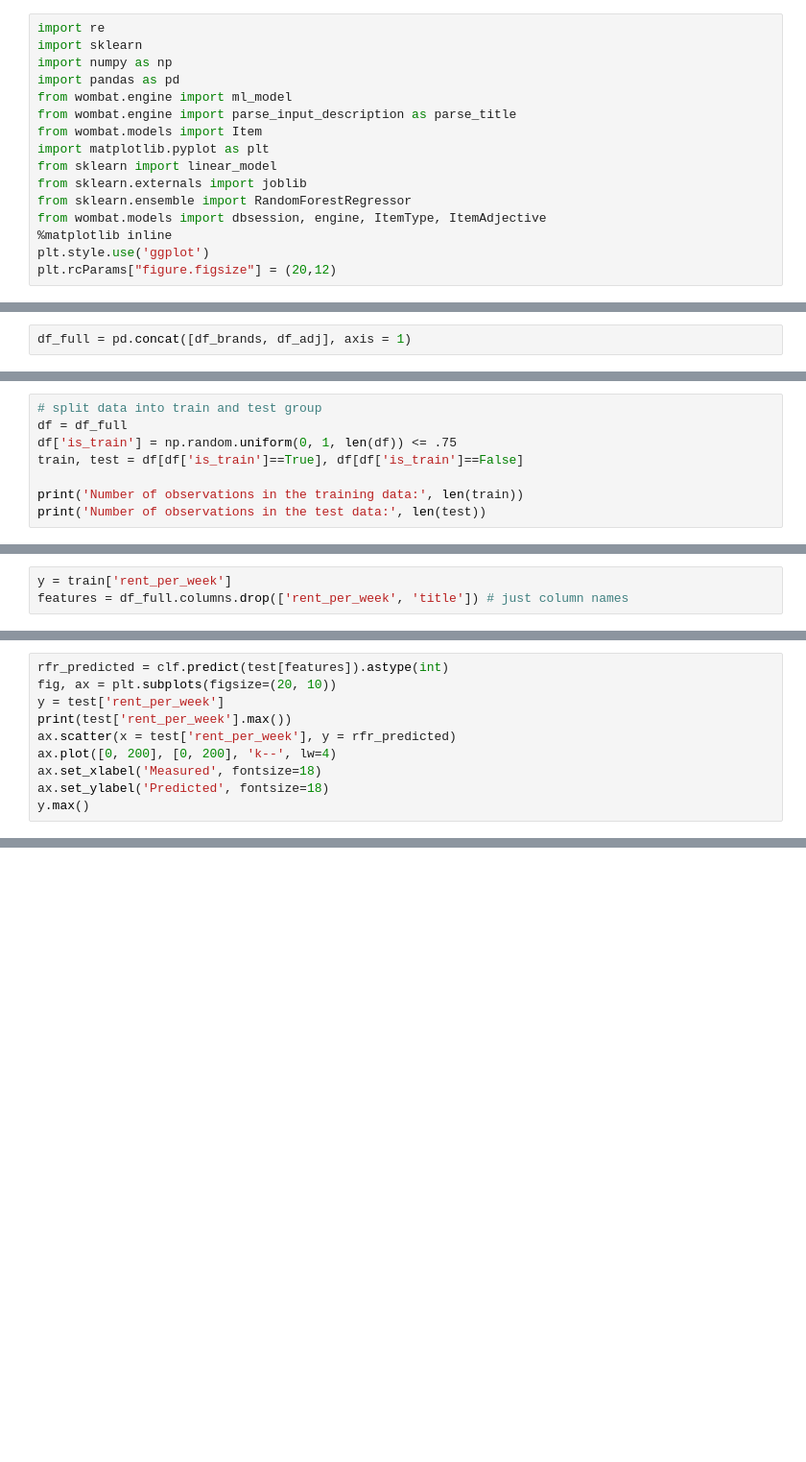
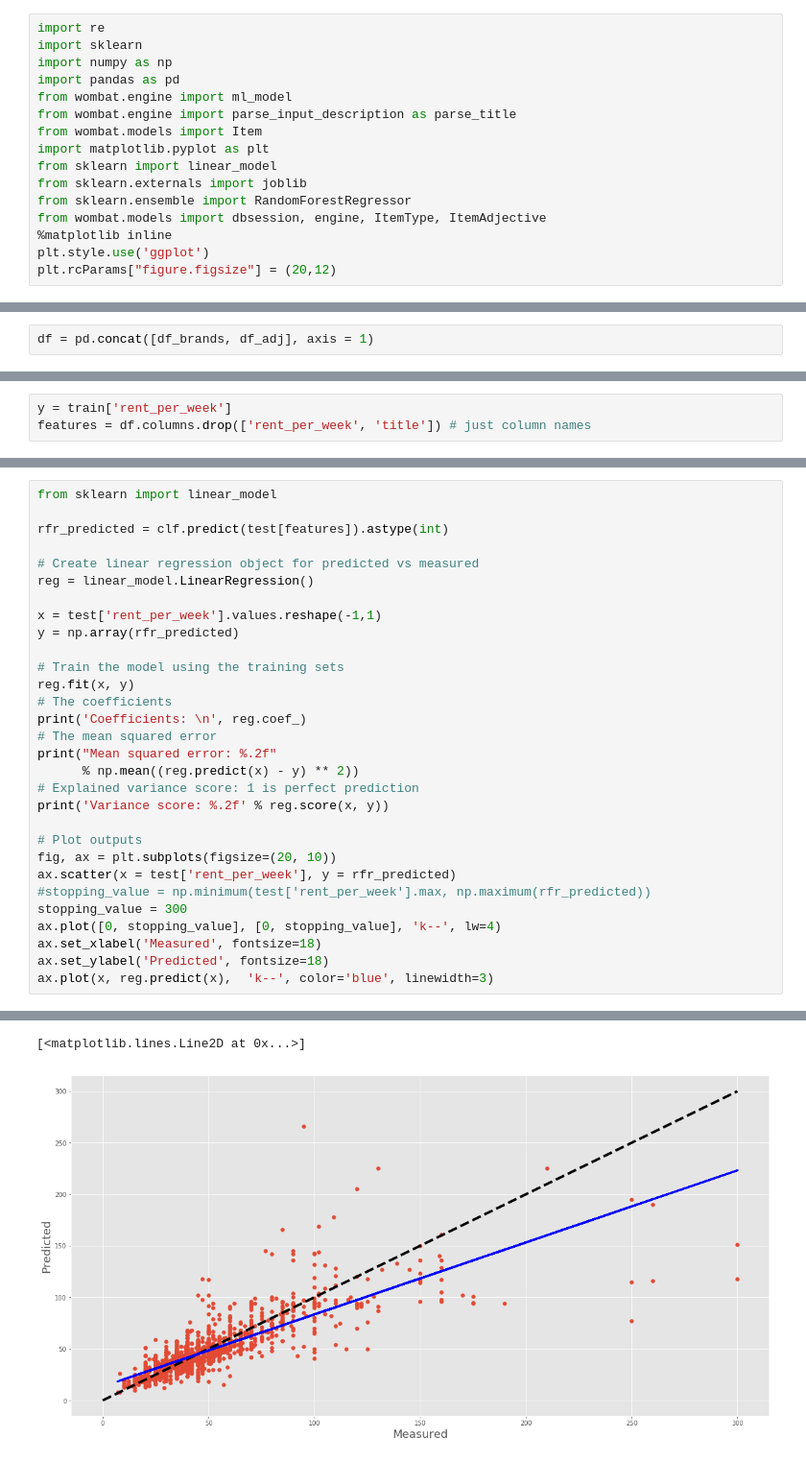
Before and after one commit to patrickspencer/regressthedress, a Jupyter notebook: testing/RandomForestRegression_with_adj.ipynb, the cells around one changed output, grey strips where cells are left out. Shown at 96% size. Saved outputs shown, nothing was run; the diff lists cells and outputs as text; blank space fills up the shorter version.

```diff
--- a/testing/RandomForestRegression_with_adj.ipynb
+++ b/testing/RandomForestRegression_with_adj.ipynb
@@ -52,4 +54,4 @@ for title in df['title']:
     tokenized_titles.append(parse_title.create_one_hot_row_adj(title, features_adj))
 df_adj = pd.DataFrame(tokenized_titles, columns = features_adj)
 # %%
-df_full = pd.concat([df_brands, df_adj], axis = 1)
+df = pd.concat([df_brands, df_adj], axis = 1)
@@ -61,8 +57,0 @@ df.boxplot('rent_per_week')
-# %%
-# split data into train and test group
-df = df_full
-df['is_train'] = np.random.uniform(0, 1, len(df)) <= .75
-train, test = df[df['is_train']==True], df[df['is_train']==False]
-
-print('Number of observations in the training data:', len(train))
-print('Number of observations in the test data:', len(test))
@@ -72,3 +58,3 @@ Number of observations in the test data: 1490
 # %%
 y = train['rent_per_week']
-features = df_full.columns.drop(['rent_per_week', 'title']) # just column names
+features = df.columns.drop(['rent_per_week', 'title']) # just column names
@@ -85,10 +74,31 @@ clf.fit(train[features], train['rent_per_week'])
-# %%
-rfr_predicted = clf.predict(test[features]).astype(int)
-fig, ax = plt.subplots(figsize=(20, 10))
-y = test['rent_per_week']
-print(test['rent_per_week'].max())
-ax.scatter(x = test['rent_per_week'], y = rfr_predicted)
-ax.plot([0, 200], [0, 200], 'k--', lw=4)
-ax.set_xlabel('Measured', fontsize=18)
-ax.set_ylabel('Predicted', fontsize=18)
-y.max()
+# %%
+from sklearn import linear_model
+
+rfr_predicted = clf.predict(test[features]).astype(int)
+
+# Create linear regression object for predicted vs measured
+reg = linear_model.LinearRegression()
+
+x = test['rent_per_week'].values.reshape(-1,1)
+y = np.array(rfr_predicted)
+
+# Train the model using the training sets
+reg.fit(x, y)
+# The coefficients
+print('Coefficients: \n', reg.coef_)
+# The mean squared error
+print("Mean squared error: %.2f"
+      % np.mean((reg.predict(x) - y) ** 2))
+# Explained variance score: 1 is perfect prediction
+print('Variance score: %.2f' % reg.score(x, y))
+
+# Plot outputs
+fig, ax = plt.subplots(figsize=(20, 10))
+ax.scatter(x = test['rent_per_week'], y = rfr_predicted)
+#stopping_value = np.minimum(test['rent_per_week'].max, np.maximum(rfr_predicted))
+stopping_value = 300
+ax.plot([0, stopping_value], [0, stopping_value], 'k--', lw=4)
+ax.set_xlabel('Measured', fontsize=18)
+ax.set_ylabel('Predicted', fontsize=18)
+ax.plot(x, reg.predict(x),  'k--', color='blue', linewidth=3)
+# %% [output]
@@ -94,0 +109,2 @@ y.max()
+[<matplotlib.lines.Line2D at 0x...>]
+[figure, added]
```
Also changed, not shown: parts of 10 cells of this notebook.
